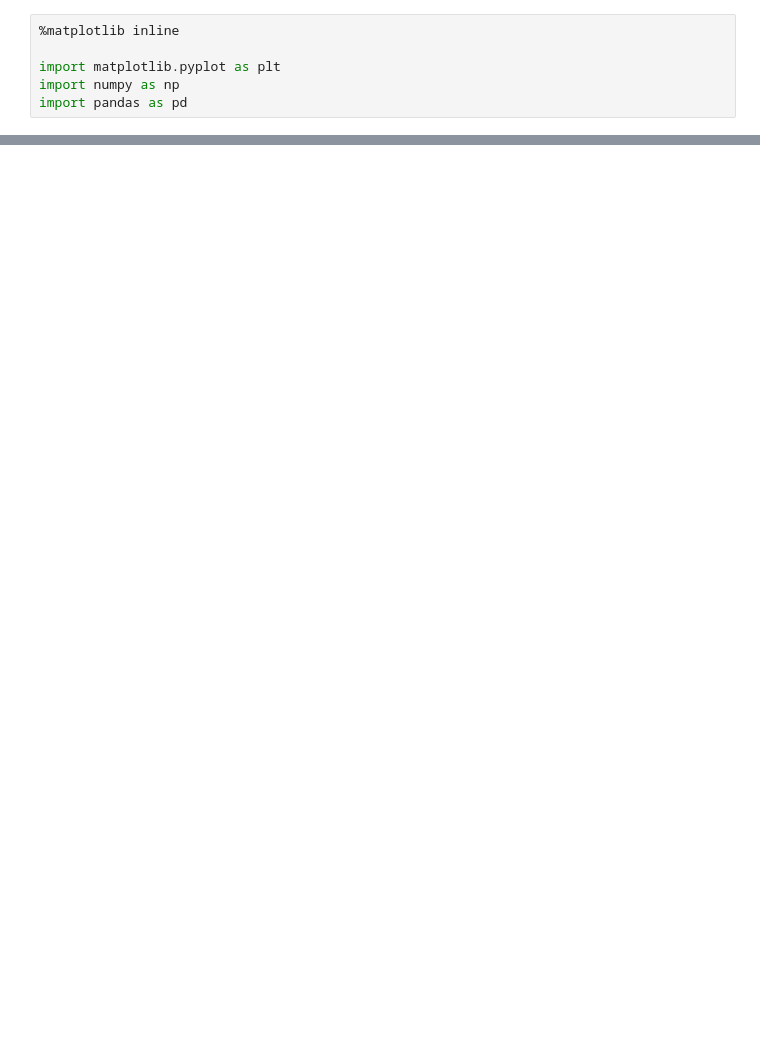
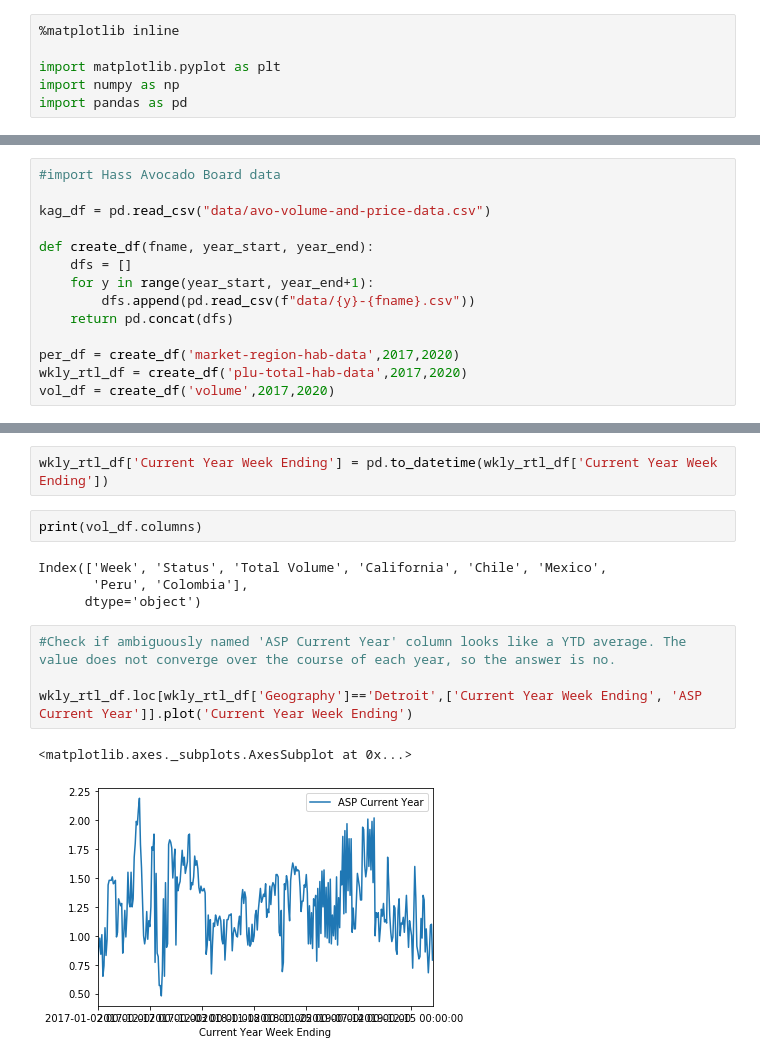
Before and after one commit to schwenkd/avo-analysis, a Jupyter notebook: avo_eda.ipynb, the cells around one changed output, grey strips where cells are left out. Saved outputs shown, nothing was run; the diff lists cells and outputs as text; blank space fills up the shorter version.

Commit message:
add data files for 2017 - Q1 2020

```diff
--- a/avo_eda.ipynb
+++ b/avo_eda.ipynb
@@ -106,0 +57,14 @@ vol_2019_df
+# %%
+#import Hass Avocado Board data
+
+kag_df = pd.read_csv("data/avo-volume-and-price-data.csv")
+
+def create_df(fname, year_start, year_end):
+    dfs = []
+    for y in range(year_start, year_end+1):
+        dfs.append(pd.read_csv(f"data/{y}-{fname}.csv"))
+    return pd.concat(dfs)
+
+per_df = create_df('market-region-hab-data',2017,2020)
+wkly_rtl_df = create_df('plu-total-hab-data',2017,2020)
+vol_df = create_df('volume',2017,2020)
@@ -106,0 +118,15 @@ vol_2019_df
+# %%
+wkly_rtl_df['Current Year Week Ending'] = pd.to_datetime(wkly_rtl_df['Current Year Week Ending'])
+# %%
+print(vol_df.columns)
+# %% [output]
+Index(['Week', 'Status', 'Total Volume', 'California', 'Chile', 'Mexico',
+       'Peru', 'Colombia'],
+      dtype='object')
+# %%
+#Check if ambiguously named 'ASP Current Year' column looks like a YTD average. The value does not converge over the course of each year, so the answer is no.
+
+wkly_rtl_df.loc[wkly_rtl_df['Geography']=='Detroit',['Current Year Week Ending', 'ASP Current Year']].plot('Current Year Week Ending')
+# %% [output]
+<matplotlib.axes._subplots.AxesSubplot at 0x...>
+[figure, added]
```
Also changed, not shown: parts of 14 cells of this notebook, 19 other files.
